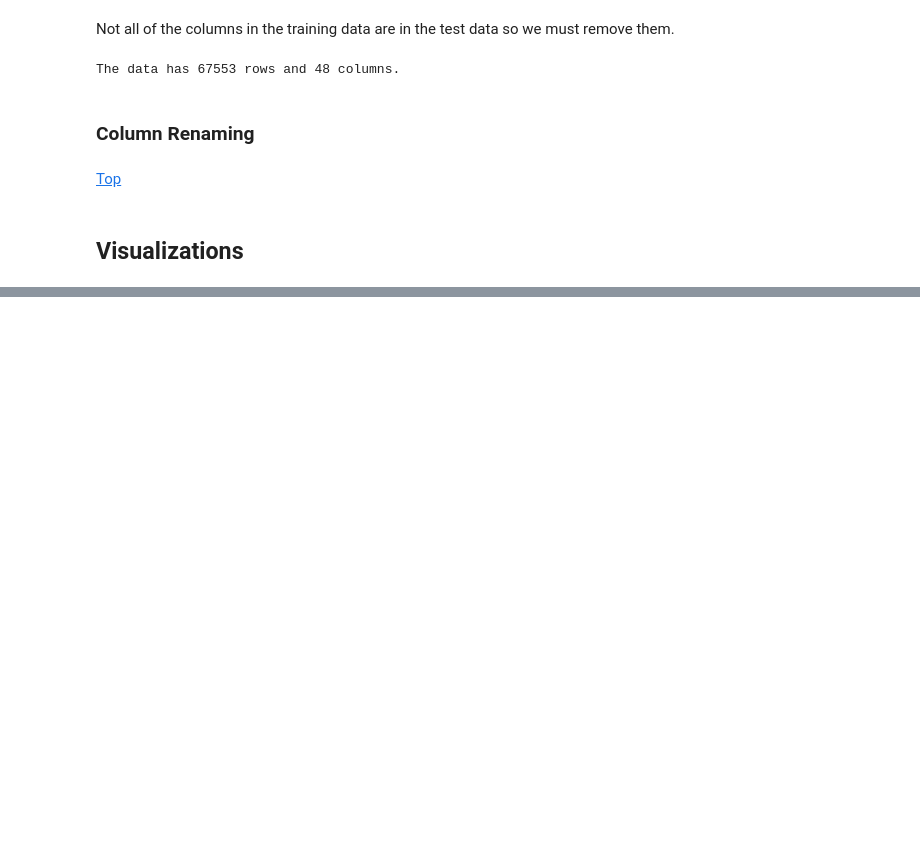
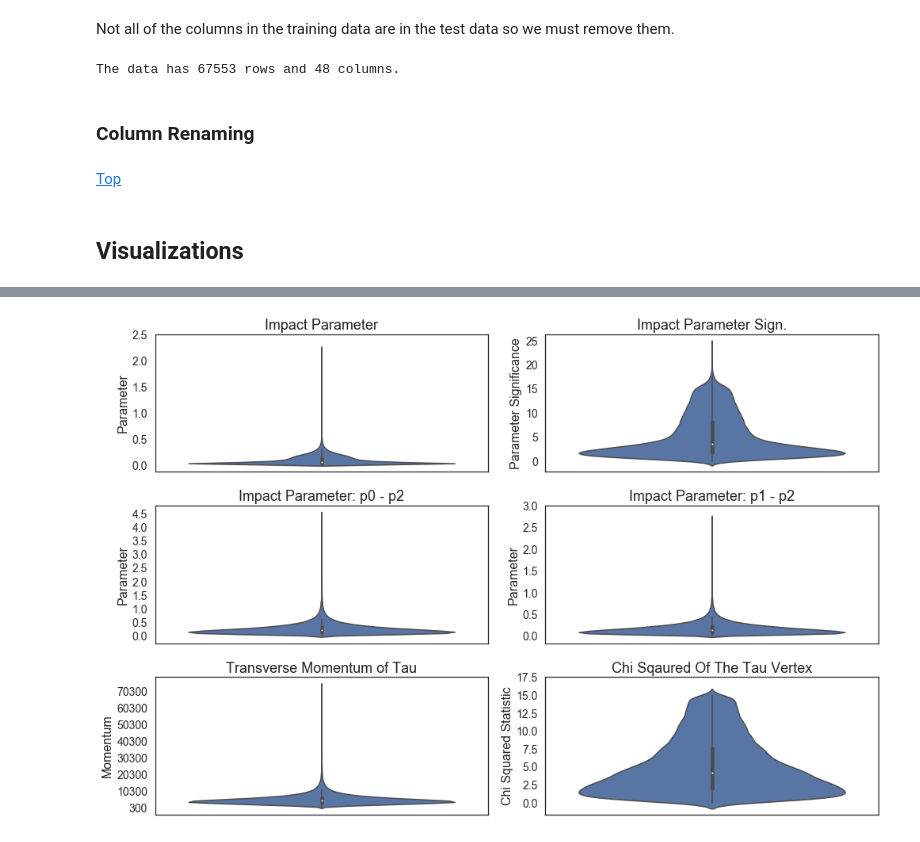
Before and after one commit to a-bergman/Flavors_Of_Physics, a Jupyter notebook: Code/Exploration & Visualizations.ipynb, the cells around one changed output, grey strips where cells are left out. Cells and saved outputs as stored; diff of their text form; code cells hidden in the pictures; blank space fills up the shorter version.

```diff
--- a/Code/Exploration & Visualizations.ipynb
+++ b/Code/Exploration & Visualizations.ipynb
@@ -223,0 +250,16 @@ graphs.histograms(df      = phys_data,
+# %%
+graphs.violinplots(df      = phys_data,
+                   columns = ["ip", "ip_sig", "ip_p0p2",
+                              "ip_p1p2", "pt", "vertex_chi2"],
+                   titles  = ["Impact Parameter", "Impact Parameter Sign.",
+                              "Impact Parameter: p0 - p2", "Impact Parameter: p1 - p2",
+                              "Transverse Momentum of Tau", "Chi Sqaured Of The Tau Vertex"],
+                   labels  = ["Parameter", "Parameter Significance", "Parameter", "Parameter",
+                              "Momentum", "Chi Squared Statistic"],
+                   ticks   = [np.arange(0,3,0.50), np.arange(0,30,5), np.arange(0,5,0.5),
+                              np.arange(0,3.5,0.5), np.arange(300,75000,10000), np.arange(0,20,2.5)],
+                   dim     = (14,12),
+                   row     = 4,
+                   col     = 2)
+# %% [output]
+[figure, added]
```
Also changed, not shown: parts of 23 cells of this notebook.
